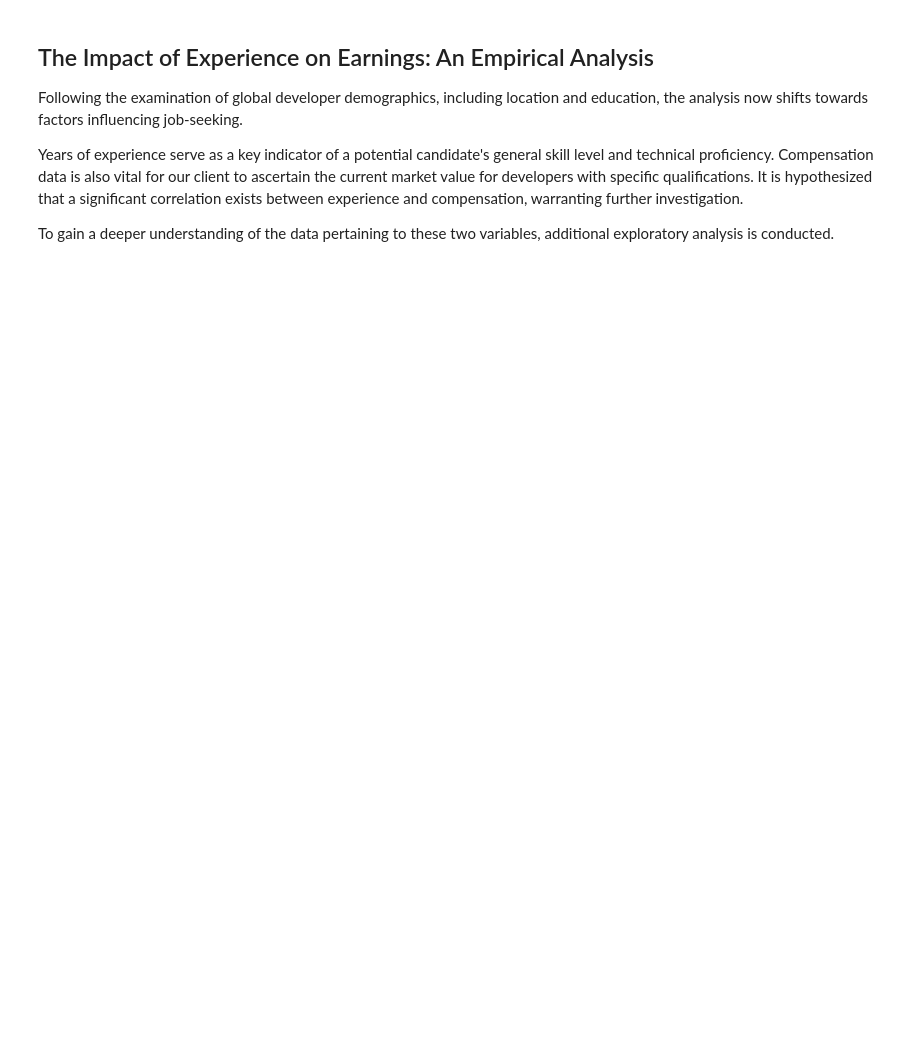
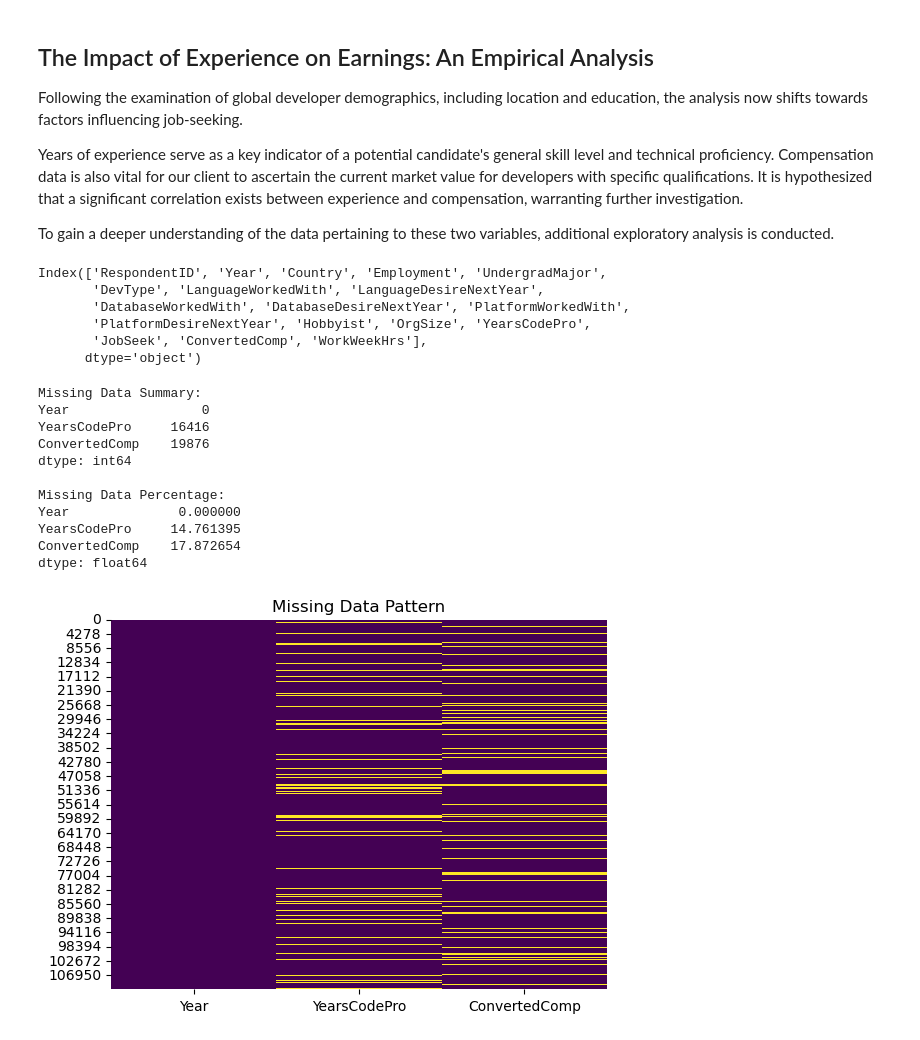
Before and after one commit to imrul10/Stack-Overflow-Survey-Trends, a Jupyter notebook: stack_overflow_survey_trends .ipynb, the cells around one changed output. Saved outputs shown, nothing was run; the diff lists cells and outputs as text; code cells hidden in the pictures; blank space fills up the shorter version.

```diff
--- a/stack_overflow_survey_trends .ipynb
+++ b/stack_overflow_survey_trends .ipynb
@@ -635,3 +656,49 @@ Following the examination of global developer demographics, including location a
 Years of experience serve as a key indicator of a potential candidate's general skill level and technical proficiency. Compensation data is also vital for our client to ascertain the current market value for developers with specific qualifications. It is hypothesized that a significant correlation exists between experience and compensation, warranting further investigation.
 
 To gain a deeper understanding of the data pertaining to these two variables, additional exploratory analysis is conducted.
+# %%
+stack_overflow_df.columns
+# %% [output]
+Index(['RespondentID', 'Year', 'Country', 'Employment', 'UndergradMajor',
+       'DevType', 'LanguageWorkedWith', 'LanguageDesireNextYear',
+       'DatabaseWorkedWith', 'DatabaseDesireNextYear', 'PlatformWorkedWith',
+       'PlatformDesireNextYear', 'Hobbyist', 'OrgSize', 'YearsCodePro',
+       'JobSeek', 'ConvertedComp', 'WorkWeekHrs'],
+      dtype='object')
+# %%
+# Extract relevant columns for analysis
+compFields = stack_overflow_df[[
+    'Year', # Year: The year the survey was conducted.
+    'YearsCodePro', # YearsCodePro: Years of professional coding experience.
+    'ConvertedComp' # ConvertedComp: Annual salary in USD.
+]]
+
+# compFields.info()
+# compFields.head()
+
+# Initial analysis to understand missing data
+missing_summary_compFields = compFields.isnull().sum()
+missing_percentage = (missing_summary_compFields / len(compFields)) * 100
+
+print('Missing Data Summary:')
+print(missing_summary_compFields)
+print('\nMissing Data Percentage:')
+print(missing_percentage,'\n')
+
+# Visualize missing data pattern
+sns.heatmap(compFields.isnull(), cbar=False, cmap='viridis')
+plt.title("Missing Data Pattern")
+plt.show()
+# %% [output]
+Missing Data Summary:
+Year                 0
+YearsCodePro     16416
+ConvertedComp    19876
+dtype: int64
+
+Missing Data Percentage:
+Year              0.000000
+YearsCodePro     14.761395
+ConvertedComp    17.872654
+dtype: float64
+[figure, added]
```
Also changed, not shown: parts of 29 cells of this notebook.
